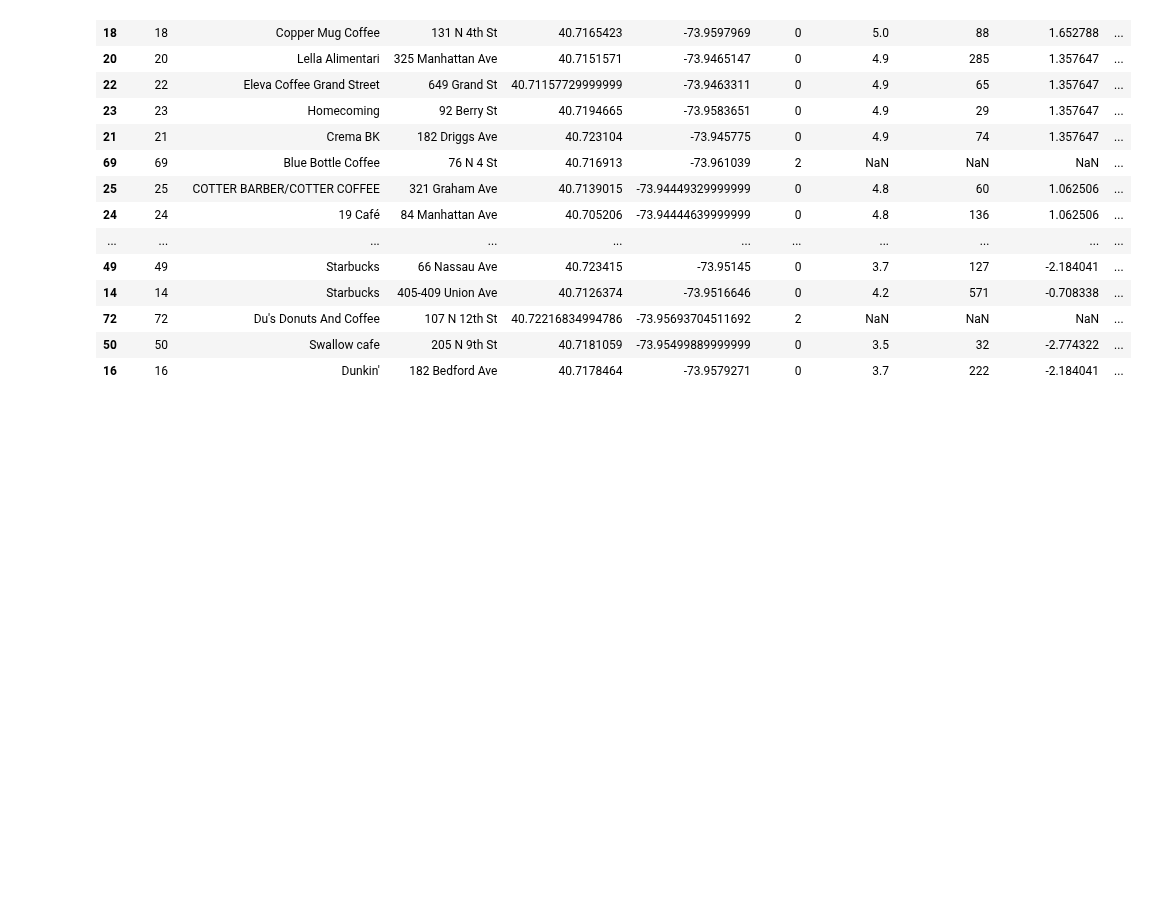
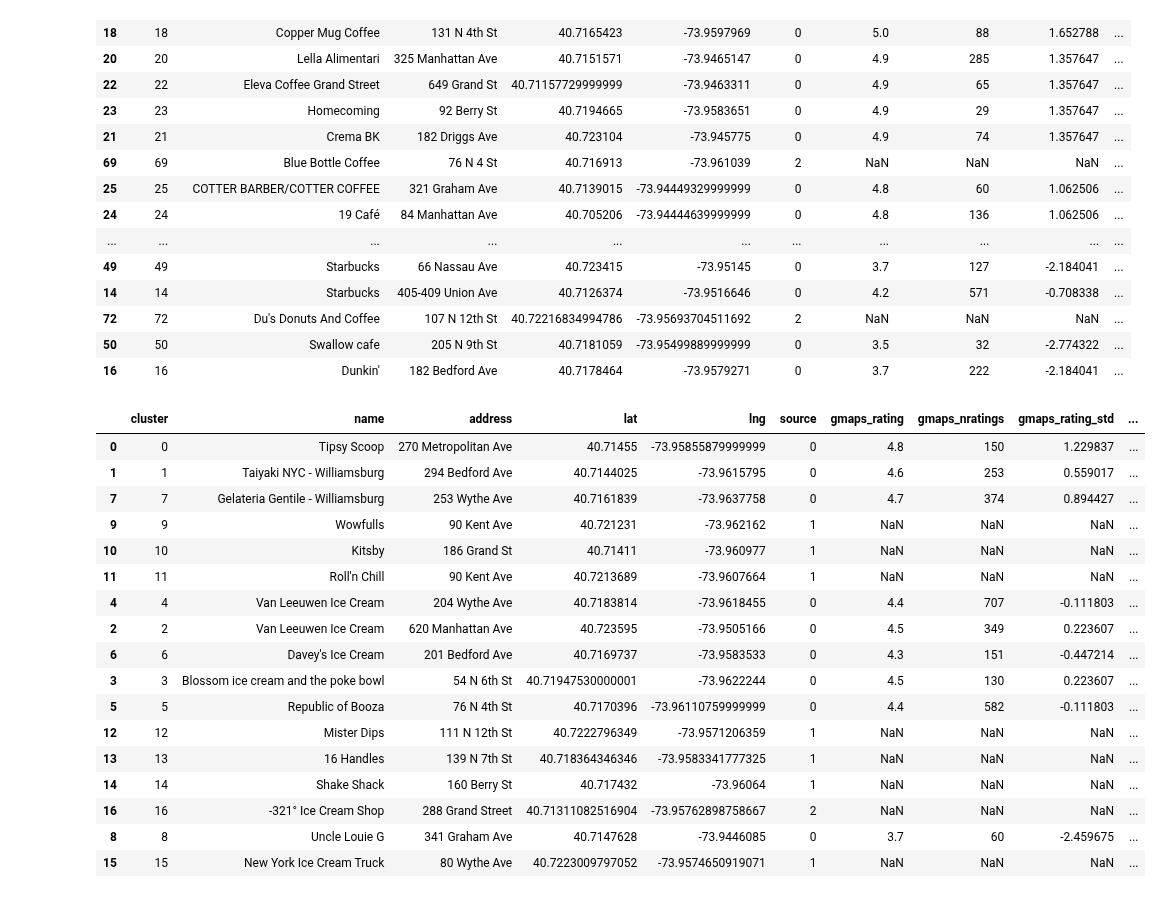
Before and after one commit to druce/Pizza, a Jupyter notebook: pizza.ipynb, the cells around one changed output. Saved outputs shown, nothing was run; the diff lists cells and outputs as text; code cells hidden in the pictures; blank space fills up the shorter version.

Commit message:
add ice cream to front end UI

```diff
--- a/pizza.ipynb
+++ b/pizza.ipynb
@@ -958,3 +958,31 @@ pd.read_pickle(test_pickle_filename)
 | 72 | 72 | Du's Donuts And Coffee | 107 N 12th St | 40.72216834994786 | -73.95693704511692 | 2 | NaN | NaN | NaN | ... |
 | 50 | 50 | Swallow cafe | 205 N 9th St | 40.7181059 | -73.95499889999999 | 0 | 3.5 | 32 | -2.774322 | ... |
 | 16 | 16 | Dunkin' | 182 Bedford Ave | 40.7178464 | -73.9579271 | 0 | 3.7 | 222 | -2.184041 | ... |
+# %%
+for k, l in product(['pizza', 'icecream'], ['midtown','downtown','uppereastside','upperwestside','brooklynheights','grandarmyplaza','bayridge','williamsburg',]):
+    filename = "%s_%s.pkl" % (k, l)
+    z = pd.read_pickle(filename)
+    z['distance'] = z.apply(lambda row: distance((row['lat'], row['lng']), location_coords).km,
+                            axis=1)
+    z.to_pickle(filename)
+# %%
+z
+# %% [output]
+|  | cluster | name | address | lat | lng | source | gmaps_rating | gmaps_nratings | gmaps_rating_std | ... |
+| 0 | 0 | Tipsy Scoop | 270 Metropolitan Ave | 40.71455 | -73.95855879999999 | 0 | 4.8 | 150 | 1.229837 | ... |
+| 1 | 1 | Taiyaki NYC - Williamsburg | 294 Bedford Ave | 40.7144025 | -73.9615795 | 0 | 4.6 | 253 | 0.559017 | ... |
+| 7 | 7 | Gelateria Gentile - Williamsburg | 253 Wythe Ave | 40.7161839 | -73.9637758 | 0 | 4.7 | 374 | 0.894427 | ... |
+| 9 | 9 | Wowfulls | 90 Kent Ave | 40.721231 | -73.962162 | 1 | NaN | NaN | NaN | ... |
+| 10 | 10 | Kitsby | 186 Grand St | 40.71411 | -73.960977 | 1 | NaN | NaN | NaN | ... |
+| 11 | 11 | Roll'n Chill | 90 Kent Ave | 40.7213689 | -73.9607664 | 1 | NaN | NaN | NaN | ... |
+| 4 | 4 | Van Leeuwen Ice Cream | 204 Wythe Ave | 40.7183814 | -73.9618455 | 0 | 4.4 | 707 | -0.111803 | ... |
+| 2 | 2 | Van Leeuwen Ice Cream | 620 Manhattan Ave | 40.723595 | -73.9505166 | 0 | 4.5 | 349 | 0.223607 | ... |
+| 6 | 6 | Davey's Ice Cream | 201 Bedford Ave | 40.7169737 | -73.9583533 | 0 | 4.3 | 151 | -0.447214 | ... |
+| 3 | 3 | Blossom ice cream and the poke bowl | 54 N 6th St | 40.71947530000001 | -73.9622244 | 0 | 4.5 | 130 | 0.223607 | ... |
+| 5 | 5 | Republic of Booza | 76 N 4th St | 40.7170396 | -73.96110759999999 | 0 | 4.4 | 582 | -0.111803 | ... |
+| 12 | 12 | Mister Dips | 111 N 12th St | 40.7222796349 | -73.9571206359 | 1 | NaN | NaN | NaN | ... |
+| 13 | 13 | 16 Handles | 139 N 7th St | 40.718364346346 | -73.9583341777325 | 1 | NaN | NaN | NaN | ... |
+| 14 | 14 | Shake Shack | 160 Berry St | 40.717432 | -73.96064 | 1 | NaN | NaN | NaN | ... |
+| 16 | 16 | -321° Ice Cream Shop | 288 Grand Street | 40.71311082516904 | -73.95762898758667 | 2 | NaN | NaN | NaN | ... |
+| 8 | 8 | Uncle Louie G | 341 Graham Ave | 40.7147628 | -73.9446085 | 0 | 3.7 | 60 | -2.459675 | ... |
+| 15 | 15 | New York Ice Cream Truck | 80 Wythe Ave | 40.7223009797052 | -73.9574650919071 | 1 | NaN | NaN | NaN | ... |
```
Also changed, not shown: parts of 1 cell of this notebook, 18 other files.
